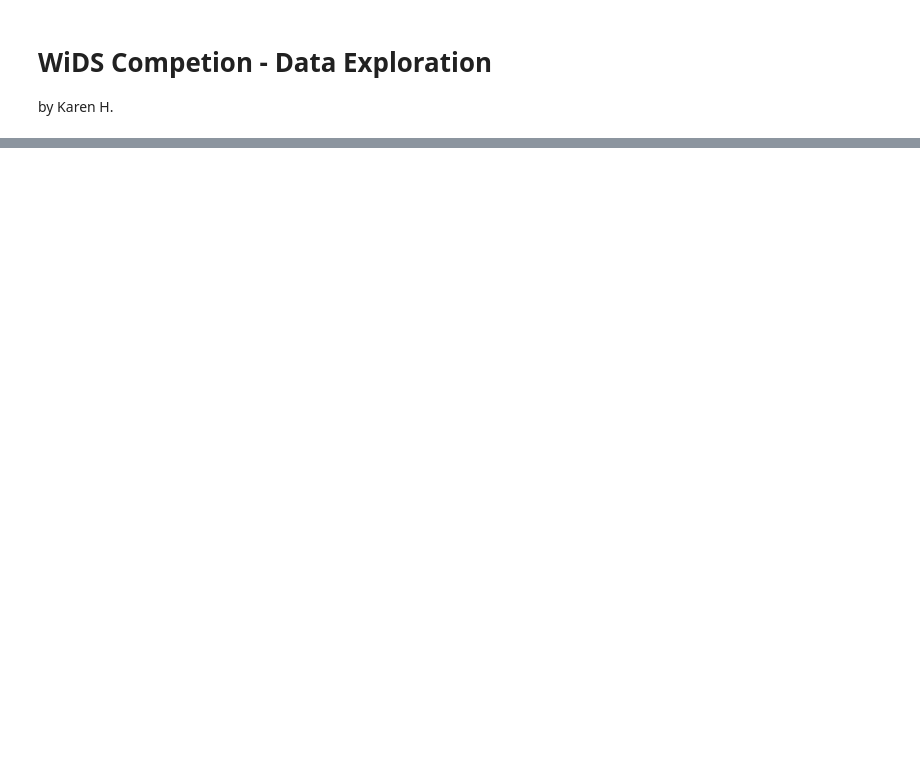
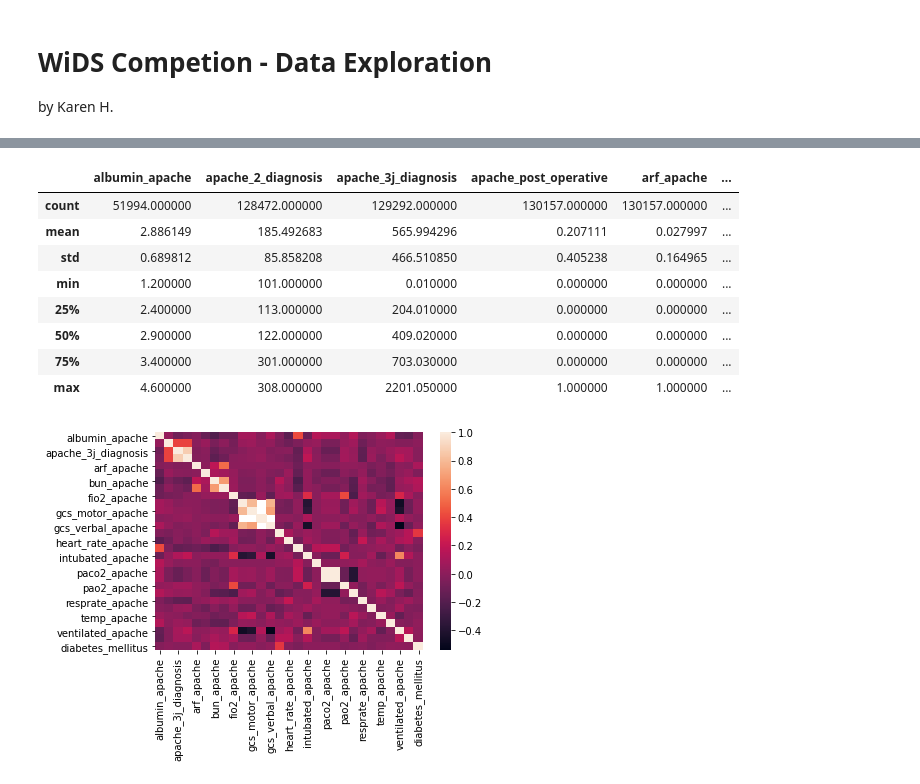
Before and after one commit to K-Hebel/WiDS_Chi, a Jupyter notebook: Exploratory_Analysis.ipynb, the cells around one changed output, grey strips where cells are left out. Saved outputs shown, nothing was run; the diff lists cells and outputs as text; code cells hidden in the pictures; blank space fills up the shorter version.

```diff
--- a/Exploratory_Analysis.ipynb
+++ b/Exploratory_Analysis.ipynb
@@ -188,0 +109,15 @@ Name: ethnicity, dtype: int64
+# %%
+#Correleation for APACHE_covariate category
+sns.heatmap(df[APACHE_covariate ].corr());
+df[APACHE_covariate ].describe()
+# %% [output]
+|  | albumin_apache | apache_2_diagnosis | apache_3j_diagnosis | apache_post_operative | arf_apache | ... |
+| count | 51994.000000 | 128472.000000 | 129292.000000 | 130157.000000 | 130157.000000 | ... |
+| mean | 2.886149 | 185.492683 | 565.994296 | 0.207111 | 0.027997 | ... |
+| std | 0.689812 | 85.858208 | 466.510850 | 0.405238 | 0.164965 | ... |
+| min | 1.200000 | 101.000000 | 0.010000 | 0.000000 | 0.000000 | ... |
+| 25% | 2.400000 | 113.000000 | 204.010000 | 0.000000 | 0.000000 | ... |
+| 50% | 2.900000 | 122.000000 | 409.020000 | 0.000000 | 0.000000 | ... |
+| 75% | 3.400000 | 301.000000 | 703.030000 | 0.000000 | 0.000000 | ... |
+| max | 4.600000 | 308.000000 | 2201.050000 | 1.000000 | 1.000000 | ... |
+[figure, added]
```
Also changed, not shown: parts of 46 cells of this notebook.
